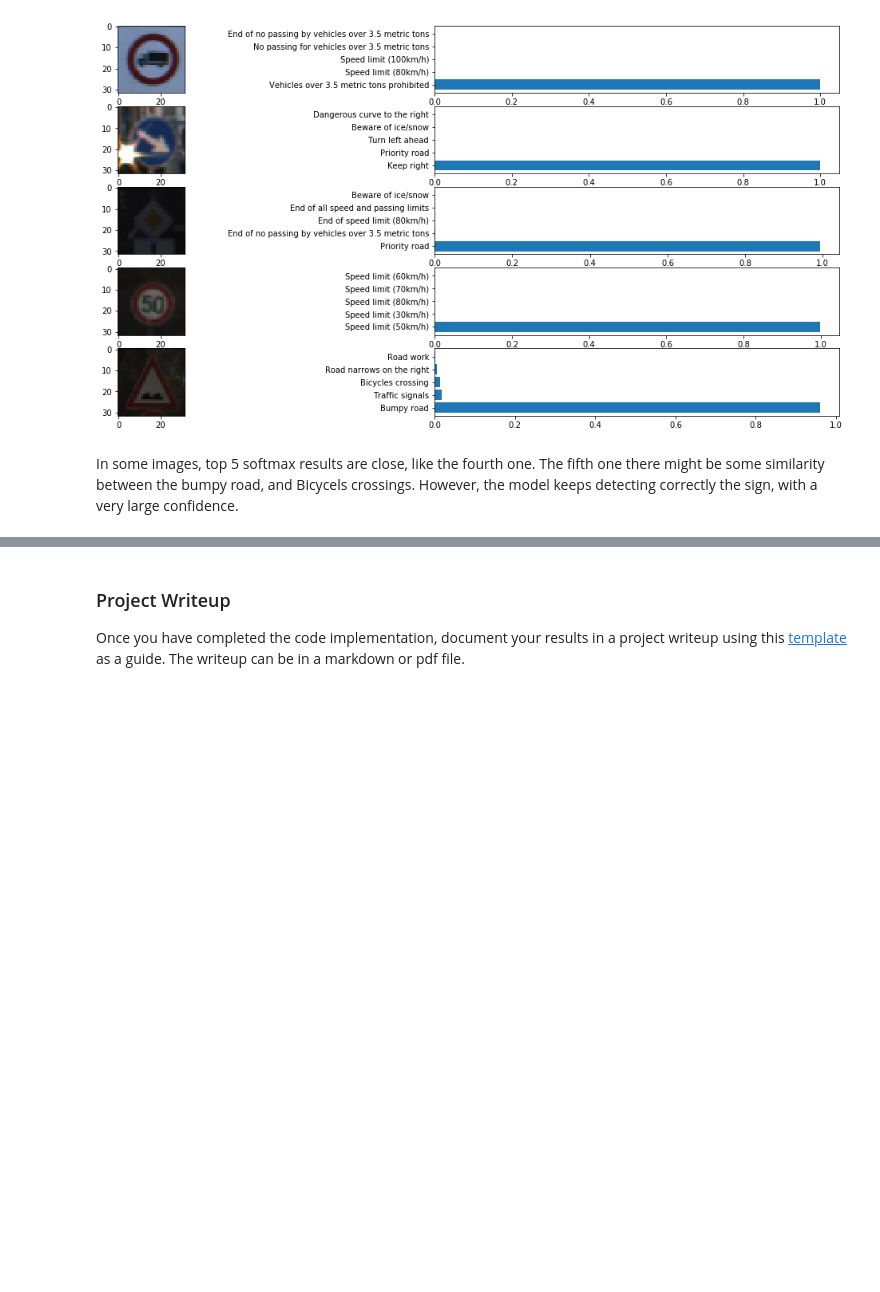
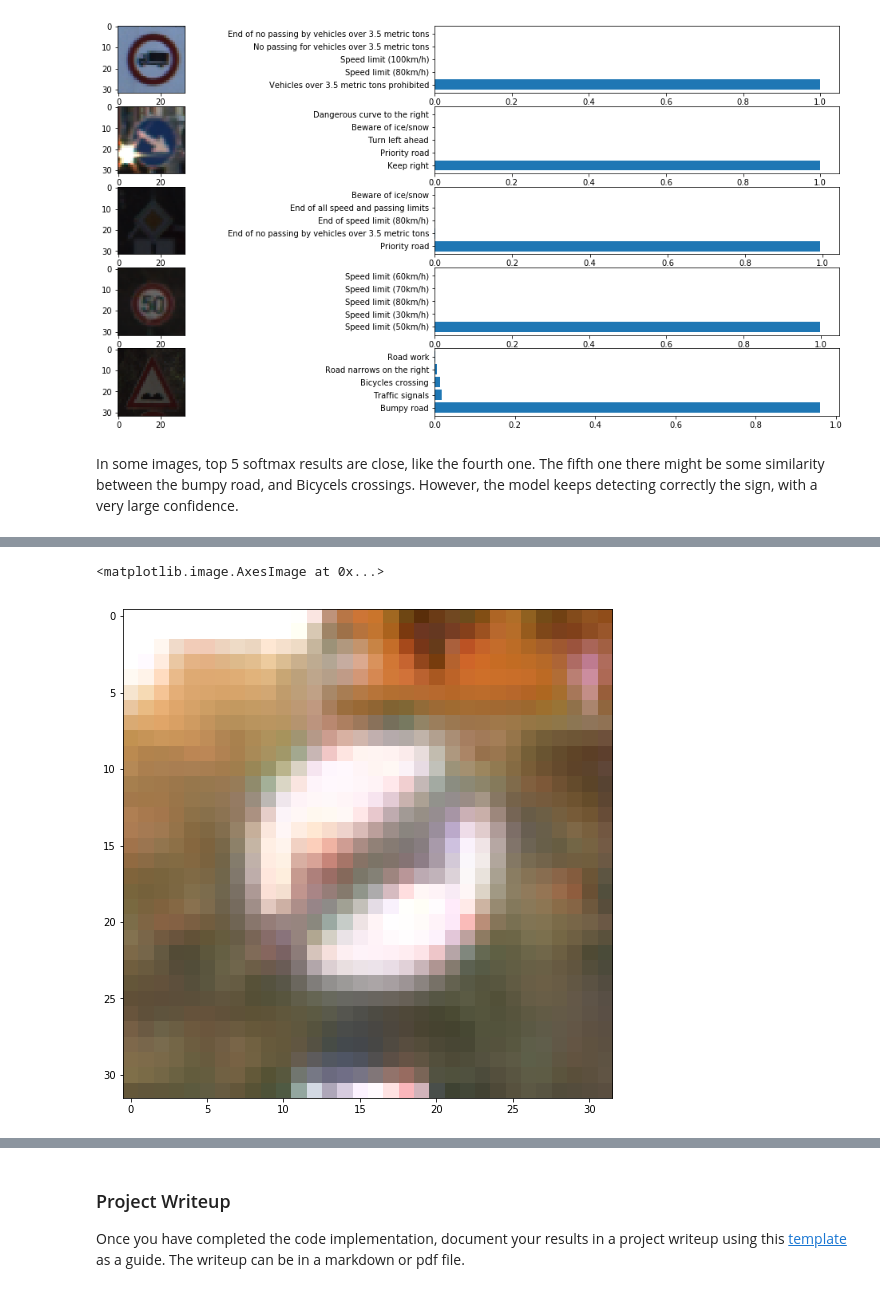
Before and after one commit to AbdallahNasir/CarND-Traffic-Sign-Classifier-Project, a Jupyter notebook: Traffic_Sign_Classifier.ipynb, the cells around one changed output, grey strips where cells are left out. Drawn from its saved outputs; the diff is of its cells as text; code cells hidden in the pictures; blank space fills up the shorter version.

Commit message:
Third submission, Added description about the hyperparameters, and tested the model on a hard image.

```diff
--- a/Traffic_Sign_Classifier.ipynb
+++ b/Traffic_Sign_Classifier.ipynb
@@ -573,0 +583,7 @@ In some images, top 5 softmax results are close, like the fourth one. The fifth
+# %%
+hardImg = plt.imread('testImages/hard.ppm')
+hardImg = (cv2.resize(hardImg, (32, 32)))
+plt.imshow(hardImg)
+# %% [output]
+<matplotlib.image.AxesImage at 0x...>
+[figure, added]
```
Also changed, not shown: parts of 4 cells of this notebook, 2 other files.
